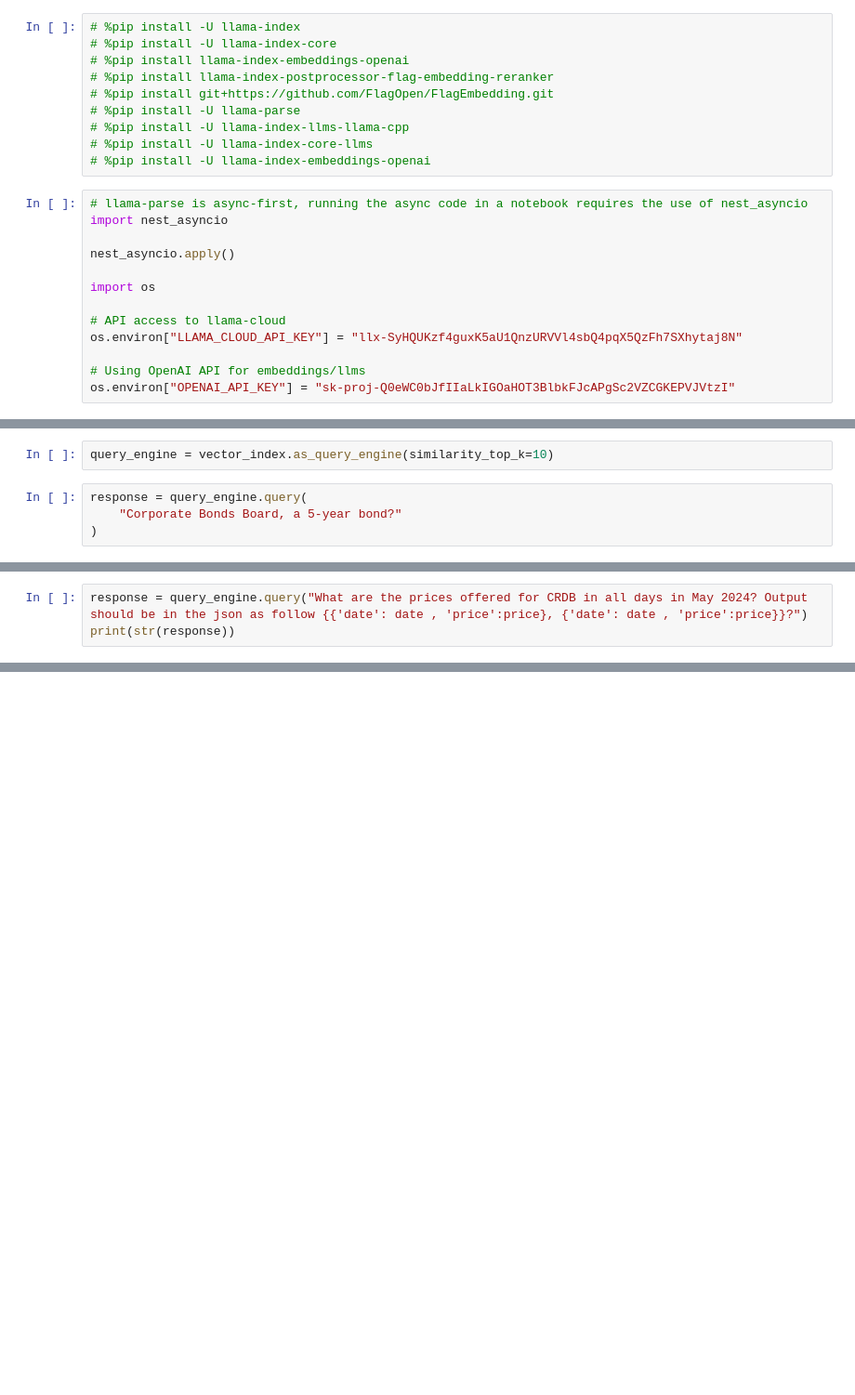
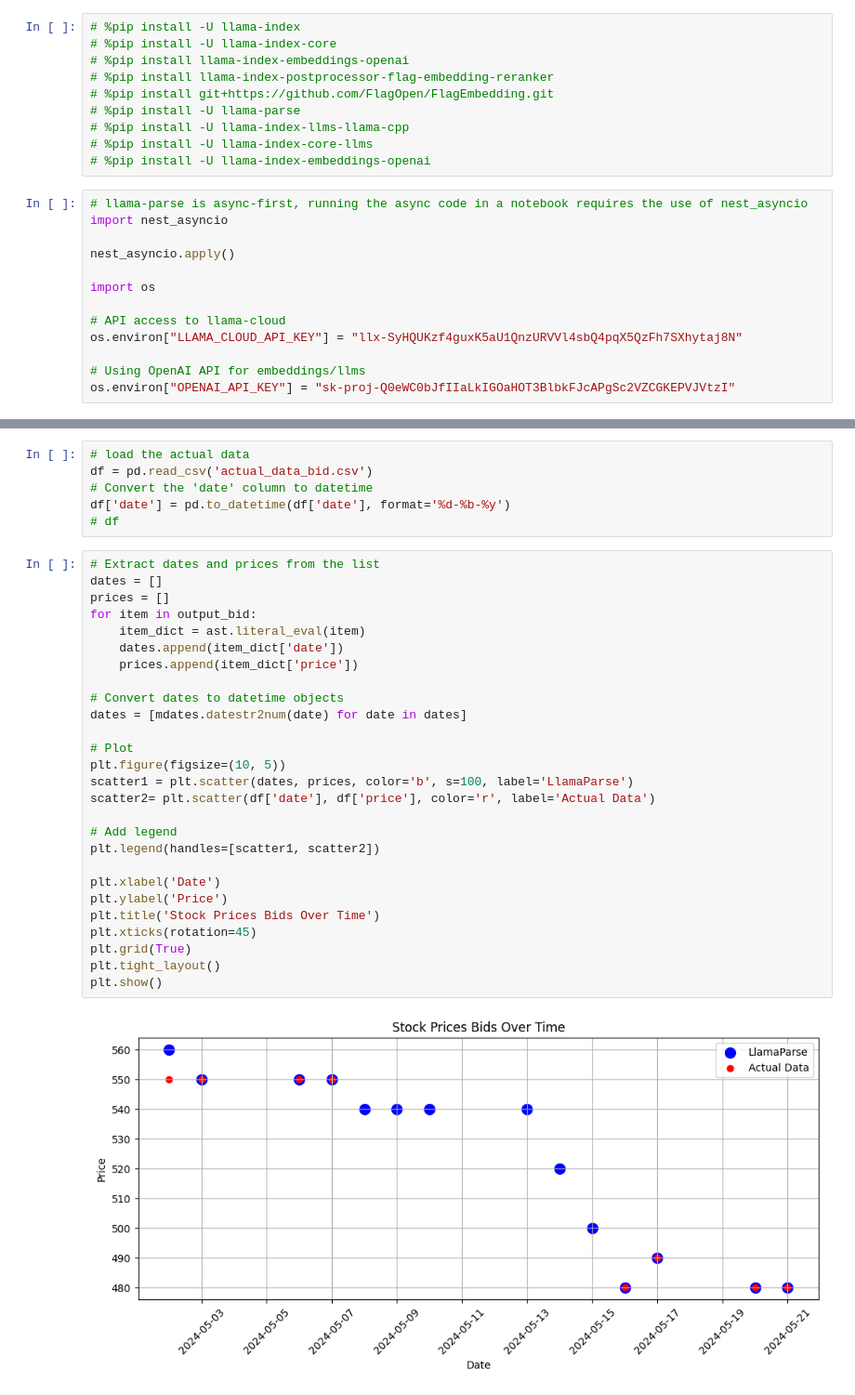
Before and after one commit to msamwelmollel/dse_analysis_gpt-4o, a Jupyter notebook: dse_solomon.ipynb, the cells around one changed output, grey strips where cells are left out. Shown at 93% size. Drawn from its saved outputs; the diff is of its cells as text; blank space fills up the shorter version.

```diff
--- a/dse_solomon.ipynb
+++ b/dse_solomon.ipynb
@@ -105,6 +78,0 @@ vector_index = VectorStoreIndex(nodes)
-# %%
-query_engine = vector_index.as_query_engine(similarity_top_k=10)
-# %%
-response = query_engine.query(
-    "Corporate Bonds Board, a 5-year bond?"
-)
@@ -115,3 +78,0 @@ Empty Response
-# %%
-response = query_engine.query("What are the prices offered for CRDB in all days in May 2024? Output should be in the json as follow {{'date': date , 'price':price}, {'date': date , 'price':price}}?")
-print(str(response))
@@ -150,0 +110,35 @@ plt.show()
+# %%
+# load the actual data
+df = pd.read_csv('actual_data_bid.csv')
+# Convert the 'date' column to datetime
+df['date'] = pd.to_datetime(df['date'], format='%d-%b-%y')
+# df
+# %%
+# Extract dates and prices from the list
+dates = []
+prices = []
+for item in output_bid:
+    item_dict = ast.literal_eval(item)
+    dates.append(item_dict['date'])
+    prices.append(item_dict['price'])
+
+# Convert dates to datetime objects
+dates = [mdates.datestr2num(date) for date in dates]
+
+# Plot
+plt.figure(figsize=(10, 5))
+scatter1 = plt.scatter(dates, prices, color='b', s=100, label='LlamaParse')
+scatter2= plt.scatter(df['date'], df['price'], color='r', label='Actual Data')
+
+# Add legend
+plt.legend(handles=[scatter1, scatter2])
+
+plt.xlabel('Date')
+plt.ylabel('Price')
+plt.title('Stock Prices Bids Over Time')
+plt.xticks(rotation=45)
+plt.grid(True)
+plt.tight_layout()
+plt.show()
+# %% [output]
+[figure, added]
```
Also changed, not shown: parts of 16 cells of this notebook, 1 other file.
